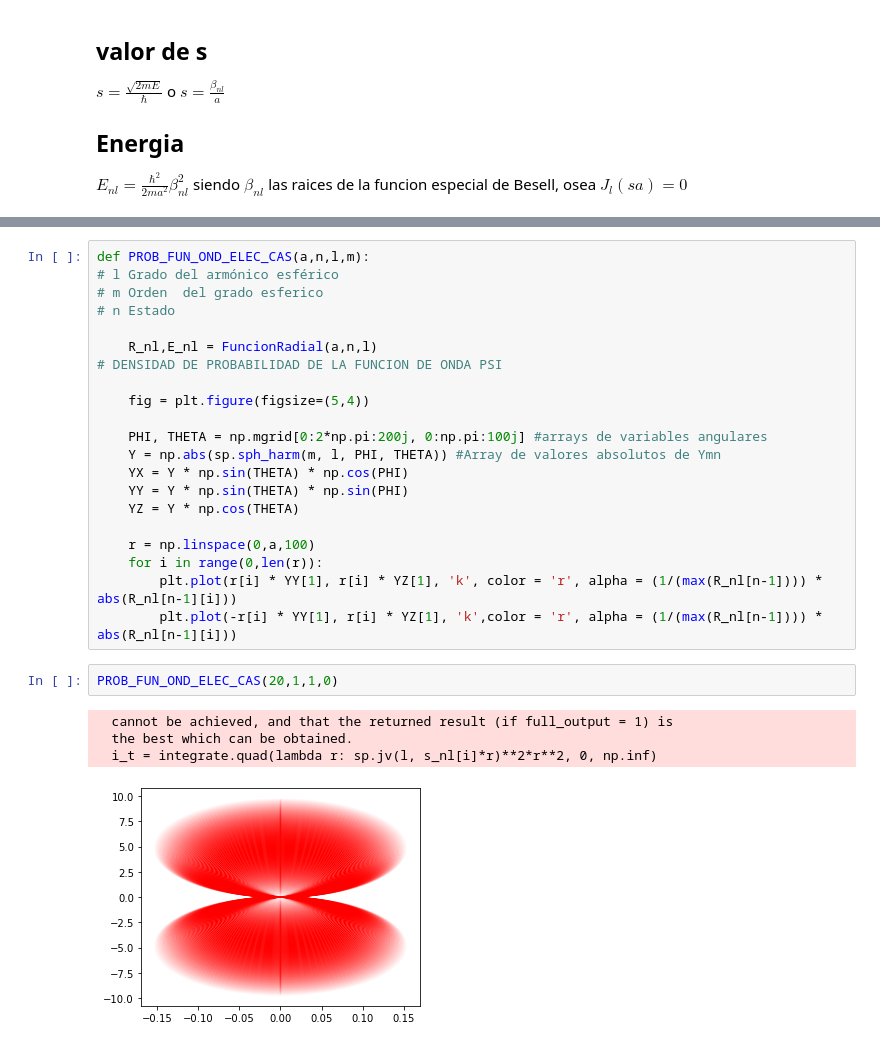
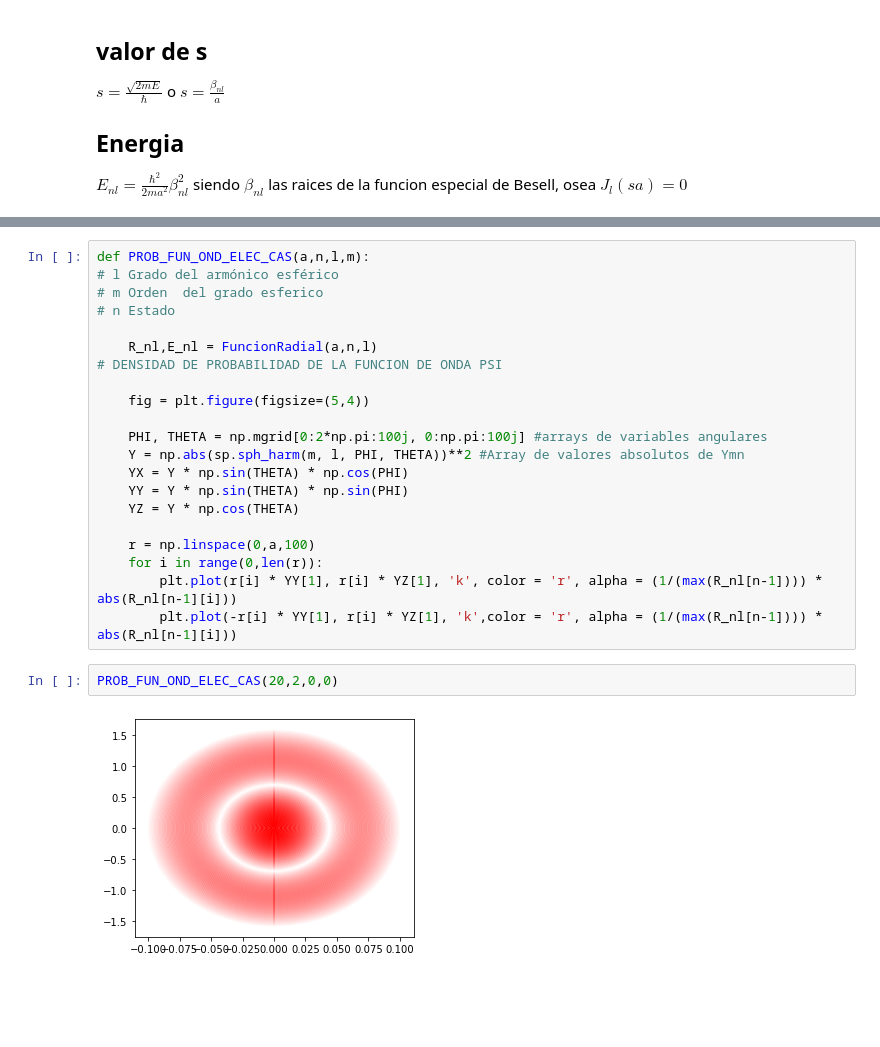
Before and after one commit to ColleaguePhy/Cuantica, a Jupyter notebook: Radial_Particula.ipynb, the cells around one changed output, grey strips where cells are left out. Cells and saved outputs as stored; diff of their text form; blank space fills up the shorter version.

```diff
--- a/Radial_Particula.ipynb
+++ b/Radial_Particula.ipynb
@@ -201,8 +204,8 @@ def PROB_FUN_OND_ELEC_CAS(a,n,l,m):
 
     fig = plt.figure(figsize=(5,4))
 
-    PHI, THETA = np.mgrid[0:2*np.pi:200j, 0:np.pi:100j] #arrays de variables angulares
-    Y = np.abs(sp.sph_harm(m, l, PHI, THETA)) #Array de valores absolutos de Ymn
+    PHI, THETA = np.mgrid[0:2*np.pi:100j, 0:np.pi:100j] #arrays de variables angulares
+    Y = np.abs(sp.sph_harm(m, l, PHI, THETA))**2 #Array de valores absolutos de Ymn
     YX = Y * np.sin(THETA) * np.cos(PHI)
     YY = Y * np.sin(THETA) * np.sin(PHI)
     YZ = Y * np.cos(THETA)
@@ -212,12 +215,9 @@ def PROB_FUN_OND_ELEC_CAS(a,n,l,m):
         plt.plot(r[i] * YY[1], r[i] * YZ[1], 'k', color = 'r', alpha = (1/(max(R_nl[n-1]))) * abs(R_nl[n-1][i]))
         plt.plot(-r[i] * YY[1], r[i] * YZ[1], 'k',color = 'r', alpha = (1/(max(R_nl[n-1]))) * abs(R_nl[n-1][i]))
 # %%
-PROB_FUN_OND_ELEC_CAS(20,1,1,0)
+PROB_FUN_OND_ELEC_CAS(20,2,0,0)
 # %% [output]
-  cannot be achieved, and that the returned result (if full_output = 1) is
-  the best which can be obtained.
-  i_t = integrate.quad(lambda r: sp.jv(l, s_nl[i]*r)**2*r**2, 0, np.inf)
-[figure, old version]
+[figure, new version]
 # %%
 def FO_ATO_HIDROGENO(a,n,l,m):
     # l < n
```
Also changed, not shown: parts of 13 cells of this notebook, 1 other file.
